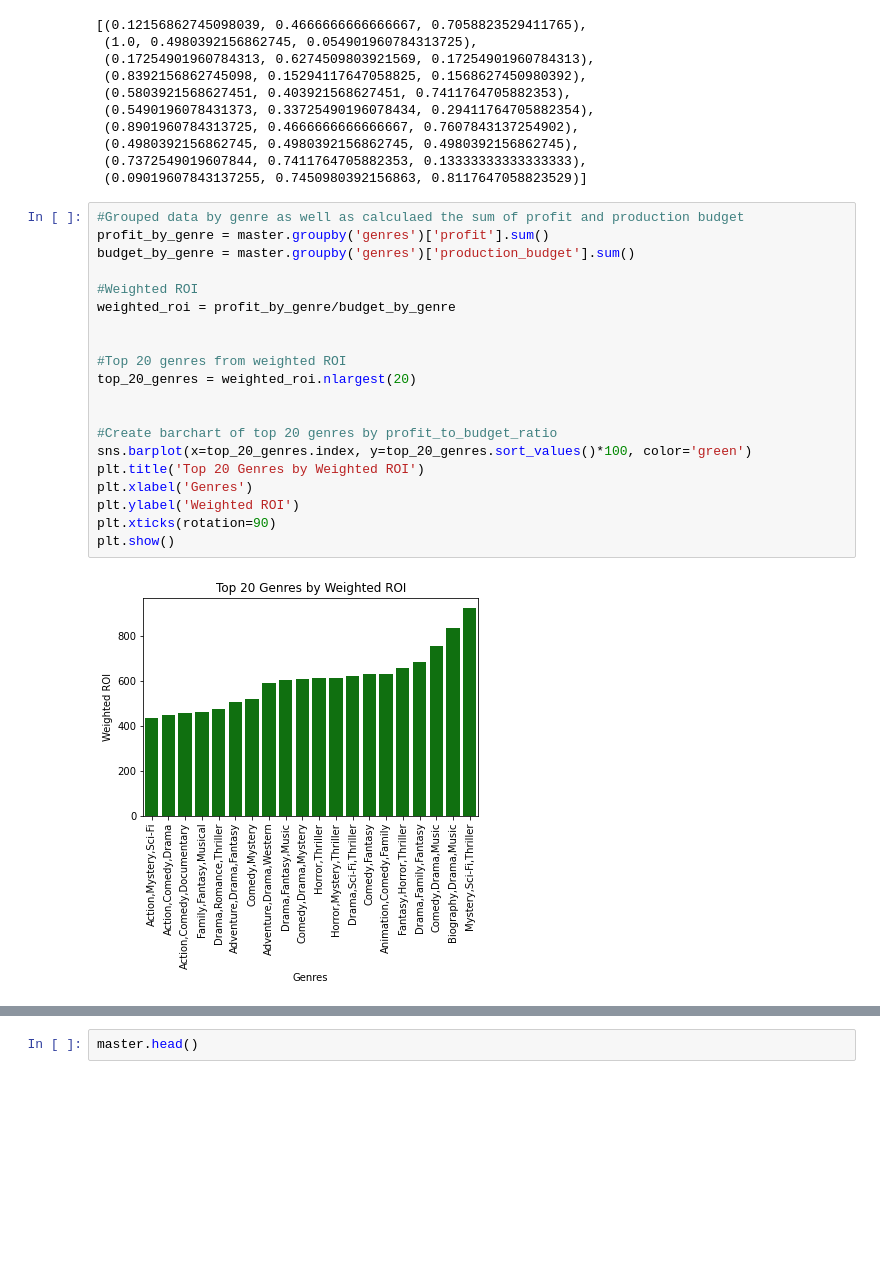
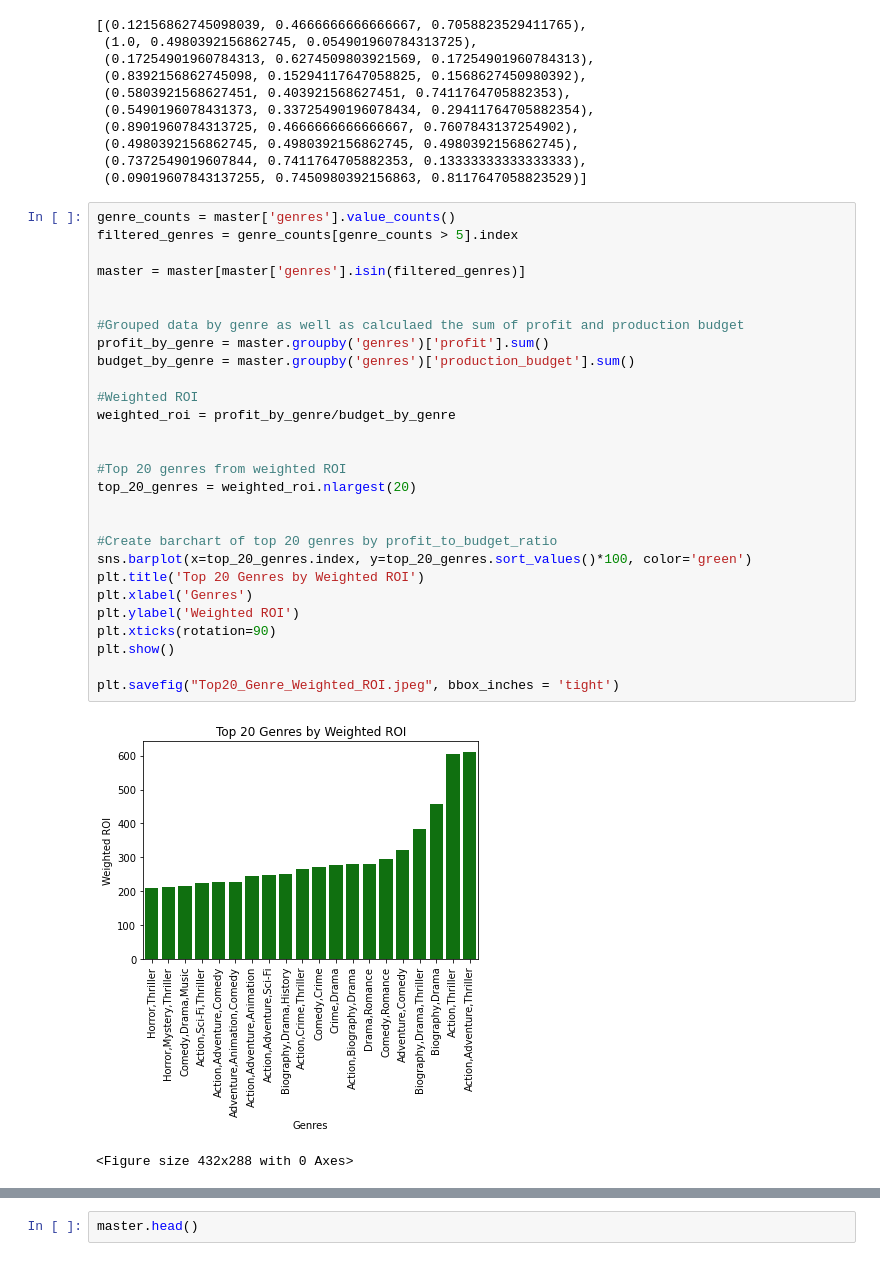
Before and after one commit to jnahra/dsc-phase-1-project, a Jupyter notebook: sean_phase1_notebook.ipynb, the cells around one changed output, grey strips where cells are left out. Cells and saved outputs as stored; diff of their text form; blank space fills up the shorter version.

Commit message:
Masterdataset visuals and uploaded some graphs, Jan25

```diff
--- a/sean_phase1_notebook.ipynb
+++ b/sean_phase1_notebook.ipynb
@@ -257,24 +265,33 @@ sns.color_palette()
  (0.7372549019607844, 0.7411764705882353, 0.13333333333333333),
  (0.09019607843137255, 0.7450980392156863, 0.8117647058823529)]
 # %%
+genre_counts = master['genres'].value_counts()
+filtered_genres = genre_counts[genre_counts > 5].index
+
+master = master[master['genres'].isin(filtered_genres)]
+
+
 #Grouped data by genre as well as calculaed the sum of profit and production budget
 profit_by_genre = master.groupby('genres')['profit'].sum()
 budget_by_genre = master.groupby('genres')['production_budget'].sum()
 
 #Weighted ROI
 weighted_roi = profit_by_genre/budget_by_genre
 
 
 #Top 20 genres from weighted ROI
 top_20_genres = weighted_roi.nlargest(20)
 
 
 #Create barchart of top 20 genres by profit_to_budget_ratio
 sns.barplot(x=top_20_genres.index, y=top_20_genres.sort_values()*100, color='green')
 plt.title('Top 20 Genres by Weighted ROI')
 plt.xlabel('Genres')
 plt.ylabel('Weighted ROI')
 plt.xticks(rotation=90)
 plt.show()
+
+plt.savefig("Top20_Genre_Weighted_ROI.jpeg", bbox_inches = 'tight')
 # %% [output]
-[figure, old version]
+[figure, new version]
+<Figure size 432x288 with 0 Axes>
```
Also changed, not shown: parts of 17 cells of this notebook, 3 other files.
